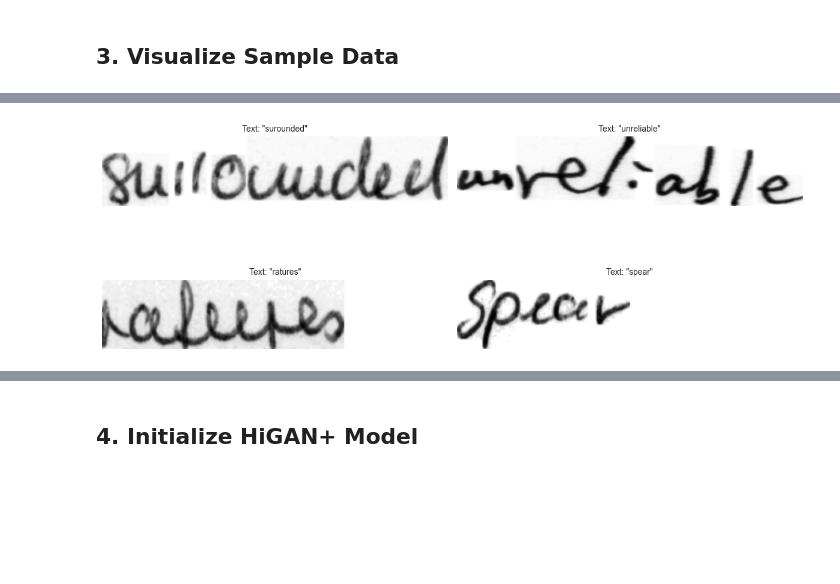
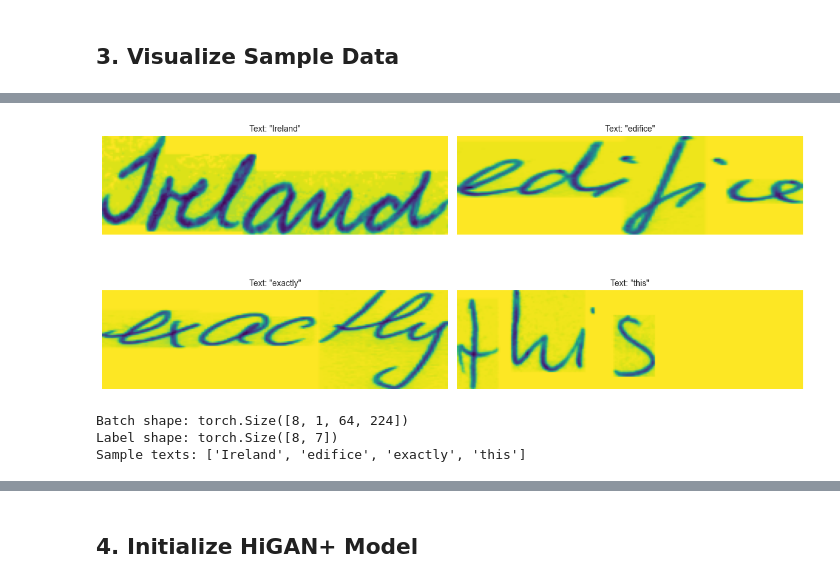
Before and after one commit to akshat3144/handwriting_autocomplete_system, a Jupyter notebook: Higan+ from Scratch/code.ipynb, the cells around one changed output, grey strips where cells are left out. Drawn from its saved outputs; the diff is of its cells as text; code cells hidden in the pictures; blank space fills up the shorter version.

```diff
--- a/Higan+ from Scratch/code.ipynb
+++ b/Higan+ from Scratch/code.ipynb
@@ -77,18 +70,16 @@ print(f"\nUsing device: {device}")
 # %% [markdown]
 ## 2. Load Configuration and Dataset
 # %%
-# Load configuration
 config_path = os.path.join(project_path, 'configs', 'gan_iam.yml')
 cfg = yaml2config(config_path)
 
-# Override some config settings for notebook
 cfg.device = str(device)
-cfg.training.batch_size = 8  # Smaller batch for notebook
+cfg.training.batch_size = 24
 cfg.training.epochs = 70  # Fewer epochs for demo
 cfg.training.print_iter_val = 500
 cfg.training.sample_iter_val = 400
 
-print("Configuration loaded!")
+print("Configuration done :D")
 print(f"Dataset: {cfg.dataset}")
 print(f"Model: {cfg.model}")
 print(f"Batch size: {cfg.training.batch_size}")
@@ -158,38 +160,41 @@ try:
     sample_batch = next(iter(train_loader))
 
     label_converter = strLabelConverter('all')
 
     # Get images and labels
-    imgs = sample_batch['style_imgs']
-    lbs = sample_batch['lbs']
-    lb_lens = sample_batch['lb_lens']
+    imgs = sample_batch['style_imgs'] # word image
+    lbs = sample_batch['lbs'] # label in numerical format
+    lb_lens = sample_batch['lb_lens'] # length in chars
 
     # Decode labels
     texts = label_converter.decode(lbs, lb_lens)
 
     # Plot samples
     fig, axes = plt.subplots(2, 2, figsize=(12, 6))
     axes = axes.ravel()
 
     for i in range(min(4, imgs.size(0))):
         img = imgs[i].squeeze().numpy()
         # Convert from [-1, 1] to [0, 1] for display
         img = (1 - img) / 2
-        axes[i].imshow(img, cmap='gray')
+        axes[i].imshow(img, cmap='viridis')
         axes[i].set_title(f'Text: "{texts[i]}"', fontsize=10)
         axes[i].axis('off')
 
     plt.tight_layout()
     plt.show()
 
     print(f"\nBatch shape: {imgs.shape}")
     print(f"Label shape: {lbs.shape}")
     print(f"Sample texts: {texts[:4]}")
 
 except Exception as e:
     print(f"Could not visualize samples: {e}")
 # %% [output]
-[figure, old version]
+[figure, new version]
+Batch shape: torch.Size([8, 1, 64, 224])
+Label shape: torch.Size([8, 7])
+Sample texts: ['Ireland', 'edifice', 'exactly', 'this']
 # %%
 # Dataset statistics overview
 import numpy as np
```
Also changed, not shown: parts of 12 cells of this notebook, 37 other files.
